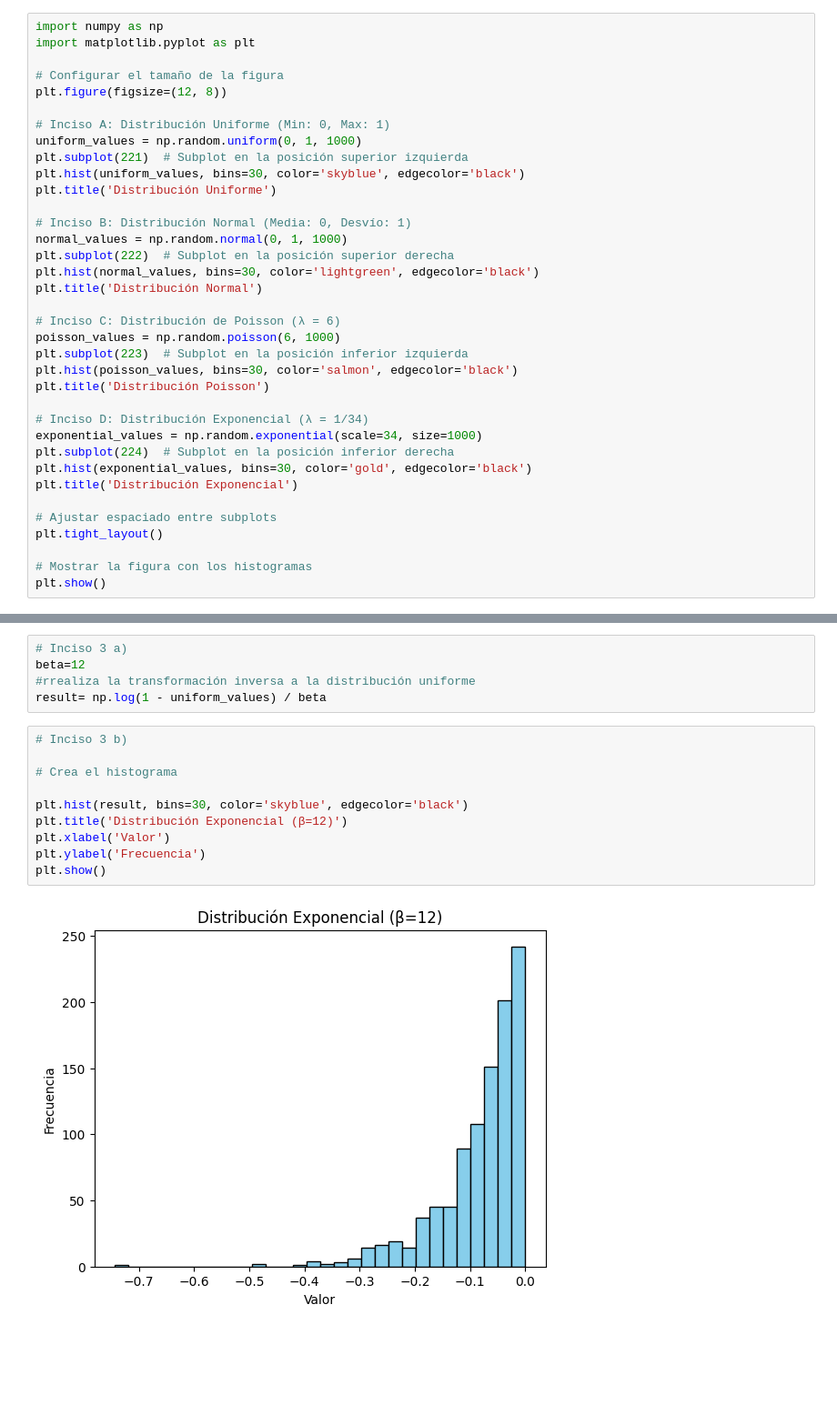
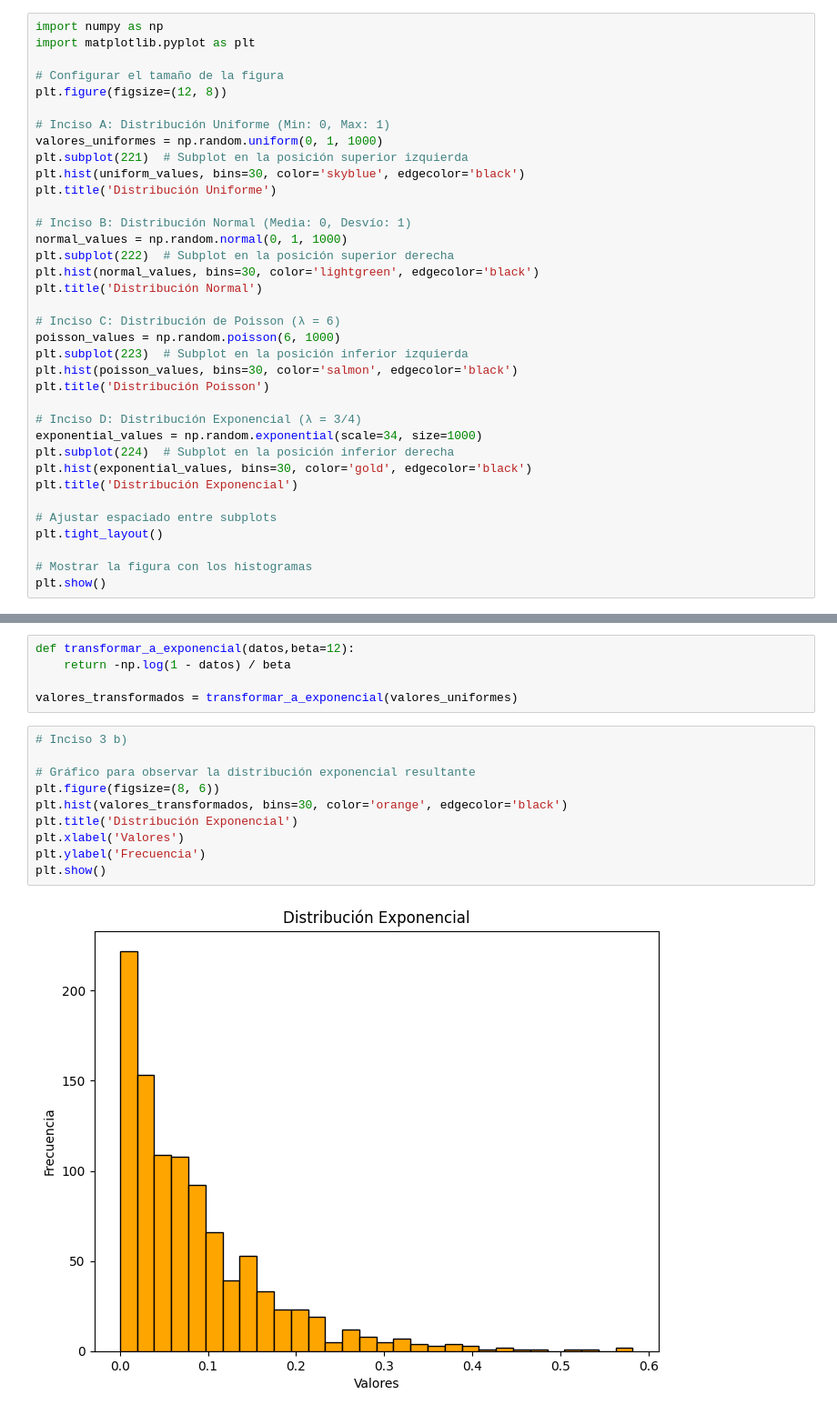
Before and after one commit to CarlosIrigoyen/ModeloYSimulacion, a Jupyter notebook: TP3/TrabajoPractico3.ipynb, the cells around one changed output, grey strips where cells are left out. Shown: that part at 91% size. Saved outputs shown, nothing was run; the diff lists cells and outputs as text; blank space fills up the shorter version.

```diff
--- a/TP3/TrabajoPractico3.ipynb
+++ b/TP3/TrabajoPractico3.ipynb
@@ -8,7 +8,7 @@ import matplotlib.pyplot as plt
 plt.figure(figsize=(12, 8))
 
 # Inciso A: Distribución Uniforme (Min: 0, Max: 1)
-uniform_values = np.random.uniform(0, 1, 1000)
+valores_uniformes = np.random.uniform(0, 1, 1000)
 plt.subplot(221)  # Subplot en la posición superior izquierda
 plt.hist(uniform_values, bins=30, color='skyblue', edgecolor='black')
 plt.title('Distribución Uniforme')
@@ -25,7 +25,7 @@ plt.subplot(223)  # Subplot en la posición inferior izquierda
 plt.hist(poisson_values, bins=30, color='salmon', edgecolor='black')
 plt.title('Distribución Poisson')
 
-# Inciso D: Distribución Exponencial (λ = 1/34)
+# Inciso D: Distribución Exponencial (λ = 3/4)
 exponential_values = np.random.exponential(scale=34, size=1000)
 plt.subplot(224)  # Subplot en la posición inferior derecha
 plt.hist(exponential_values, bins=30, color='gold', edgecolor='black')
@@ -41,20 +41,20 @@ plt.show()
 # %% [markdown]
 ![image.png](attachment:e3d71adb-f999-4f2c-942b-ef0ce167fc5f.png)
 # %%
-# Inciso 3 a)
-beta=12
-#rrealiza la transformación inversa a la distribución uniforme
-result= np.log(1 - uniform_values) / beta
+def transformar_a_exponencial(datos,beta=12):
+    return -np.log(1 - datos) / beta
+
+valores_transformados = transformar_a_exponencial(valores_uniformes)
 # %%
 # Inciso 3 b)
 
-# Crea el histograma
-
-plt.hist(result, bins=30, color='skyblue', edgecolor='black')
-plt.title('Distribución Exponencial (β=12)')
-plt.xlabel('Valor')
+# Gráfico para observar la distribución exponencial resultante
+plt.figure(figsize=(8, 6))
+plt.hist(valores_transformados, bins=30, color='orange', edgecolor='black')
+plt.title('Distribución Exponencial')
+plt.xlabel('Valores')
 plt.ylabel('Frecuencia')
 plt.show()
 # %% [output]
-[figure, old version]
+[figure, new version]
 # %%
```
Also changed, not shown: parts of 3 cells of this notebook.
